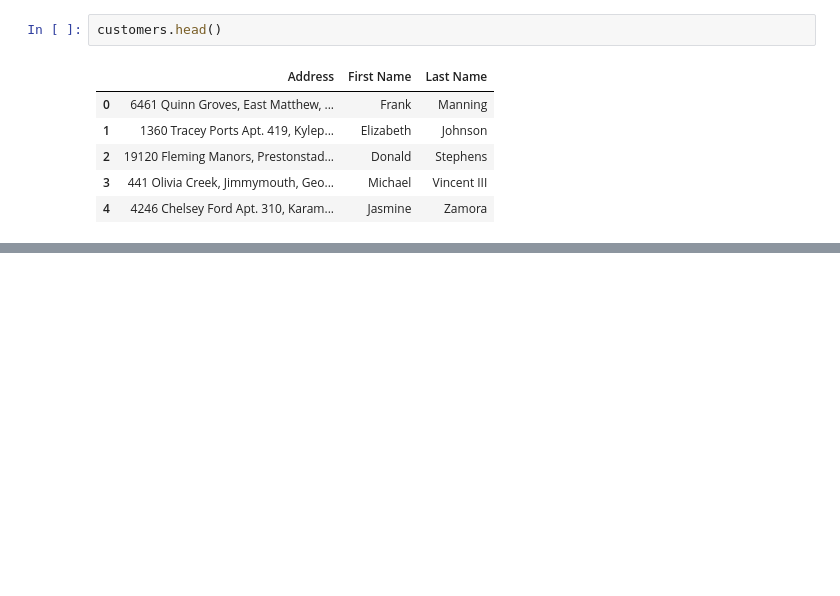
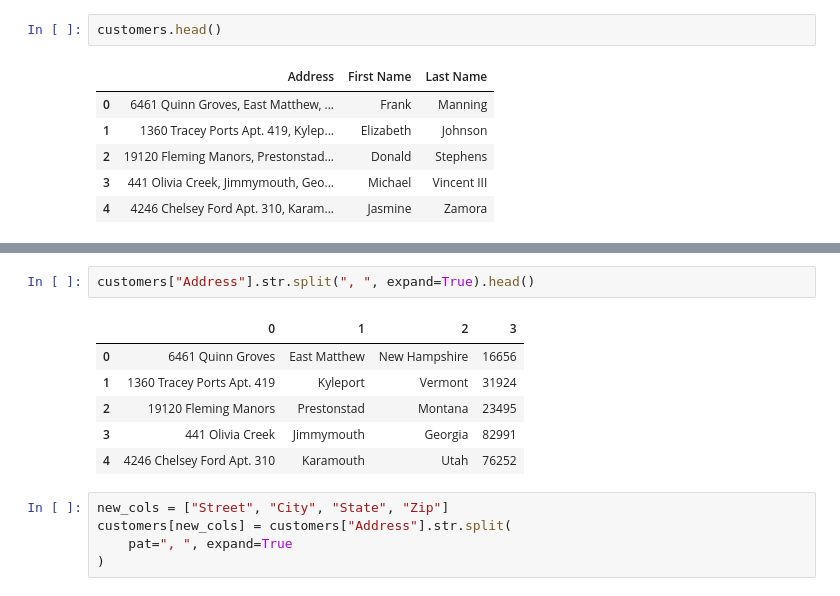
Before and after one commit to ljyGmail/pandas_in_action, a Jupyter notebook: ch06_working_with_text_data.ipynb, the cells around one changed output, grey strips where cells are left out. Cells and saved outputs as stored; diff of their text form; blank space fills up the shorter version.

```diff
--- a/ch06_working_with_text_data.ipynb
+++ b/ch06_working_with_text_data.ipynb
@@ -454,0 +482,14 @@ customers.head()
+# %%
+customers["Address"].str.split(", ", expand=True).head()
+# %% [output]
+|  | 0 | 1 | 2 | 3 |
+| 0 | 6461 Quinn Groves | East Matthew | New Hampshire | 16656 |
+| 1 | 1360 Tracey Ports Apt. 419 | Kyleport | Vermont | 31924 |
+| 2 | 19120 Fleming Manors | Prestonstad | Montana | 23495 |
+| 3 | 441 Olivia Creek | Jimmymouth | Georgia | 82991 |
+| 4 | 4246 Chelsey Ford Apt. 310 | Karamouth | Utah | 76252 |
+# %%
+new_cols = ["Street", "City", "State", "Zip"]
+customers[new_cols] = customers["Address"].str.split(
+    pat=", ", expand=True
+)
```
Also changed, not shown: parts of 12 cells of this notebook.
